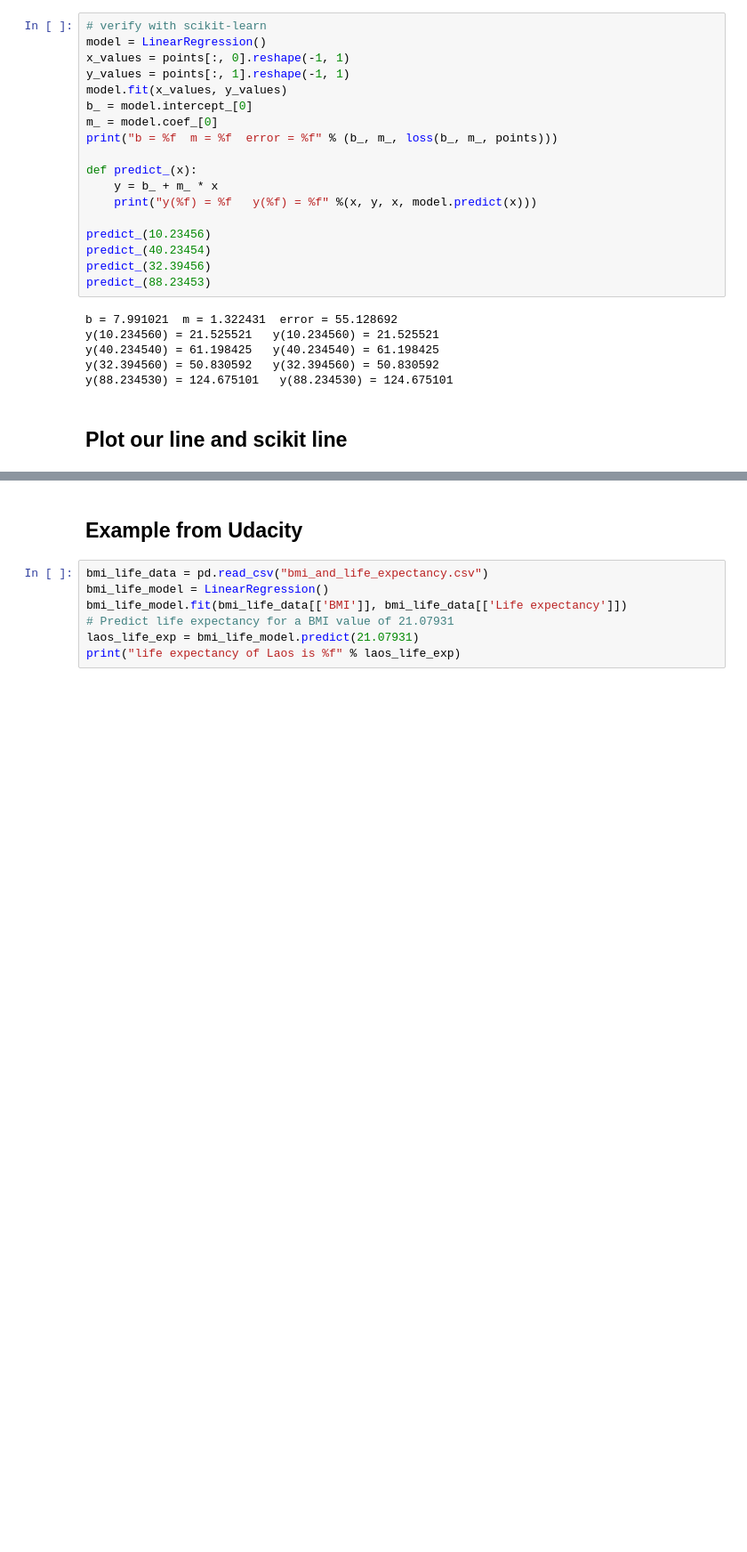
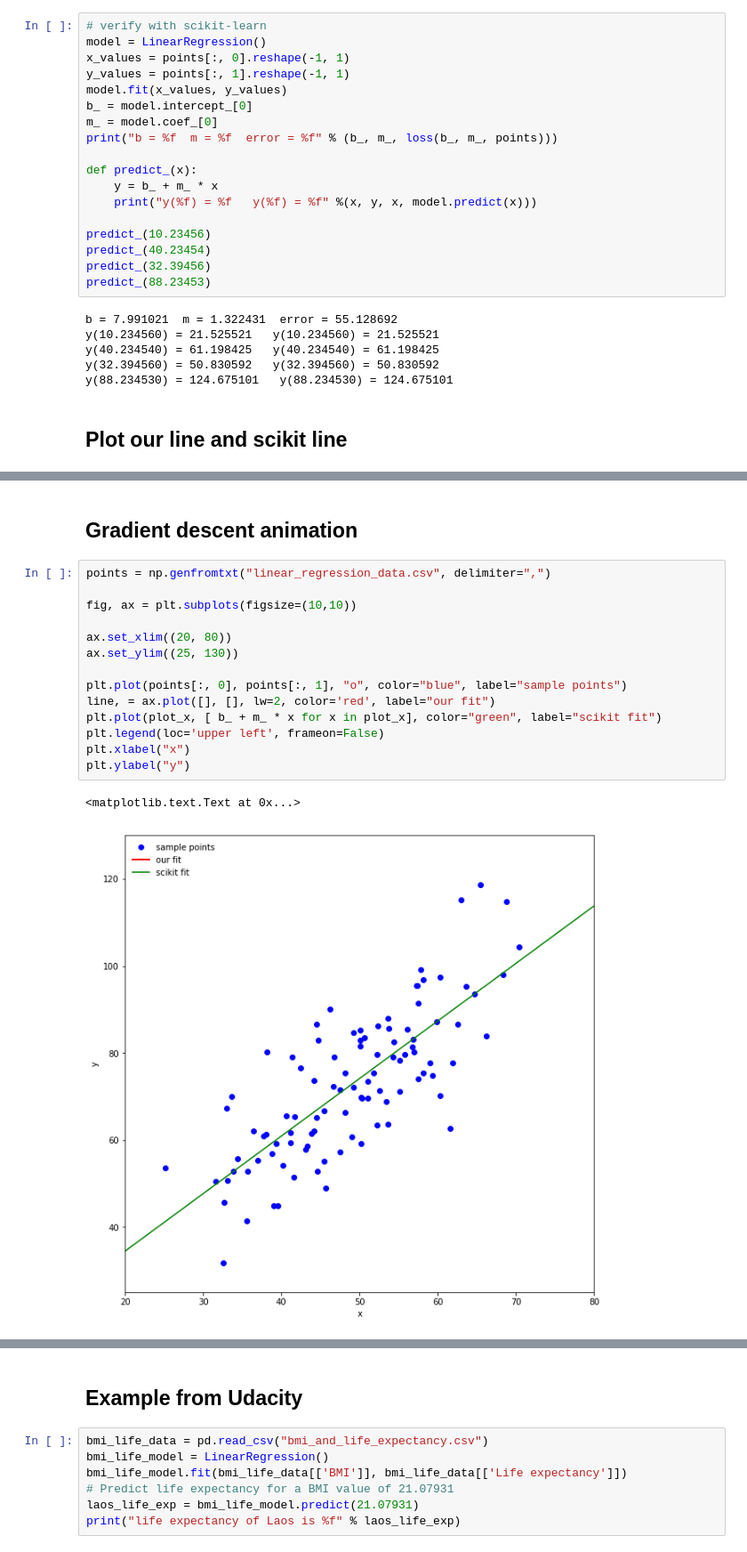
Before and after one commit to soloman817/udacity-ml, a Jupyter notebook: notebooks/linear_regression.ipynb, the cells around one changed output, grey strips where cells are left out. Shown at 89% size. Cells and saved outputs as stored; diff of their text form; blank space fills up the shorter version.

Commit message:
linear regression

```diff
--- a/notebooks/linear_regression.ipynb
+++ b/notebooks/linear_regression.ipynb
@@ -170,0 +175,19 @@ plt.legend(loc='upper left', frameon=False)
+# %% [markdown]
+## Gradient descent animation
+# %%
+points = np.genfromtxt("linear_regression_data.csv", delimiter=",")
+
+fig, ax = plt.subplots(figsize=(10,10))
+
+ax.set_xlim((20, 80))
+ax.set_ylim((25, 130))
+
+plt.plot(points[:, 0], points[:, 1], "o", color="blue", label="sample points")
+line, = ax.plot([], [], lw=2, color='red', label="our fit")
+plt.plot(plot_x, [ b_ + m_ * x for x in plot_x], color="green", label="scikit fit")
+plt.legend(loc='upper left', frameon=False)
+plt.xlabel("x")
+plt.ylabel("y")
+# %% [output]
+<matplotlib.text.Text at 0x...>
+[figure, added]
```
Also changed, not shown: parts of 4 cells of this notebook.
